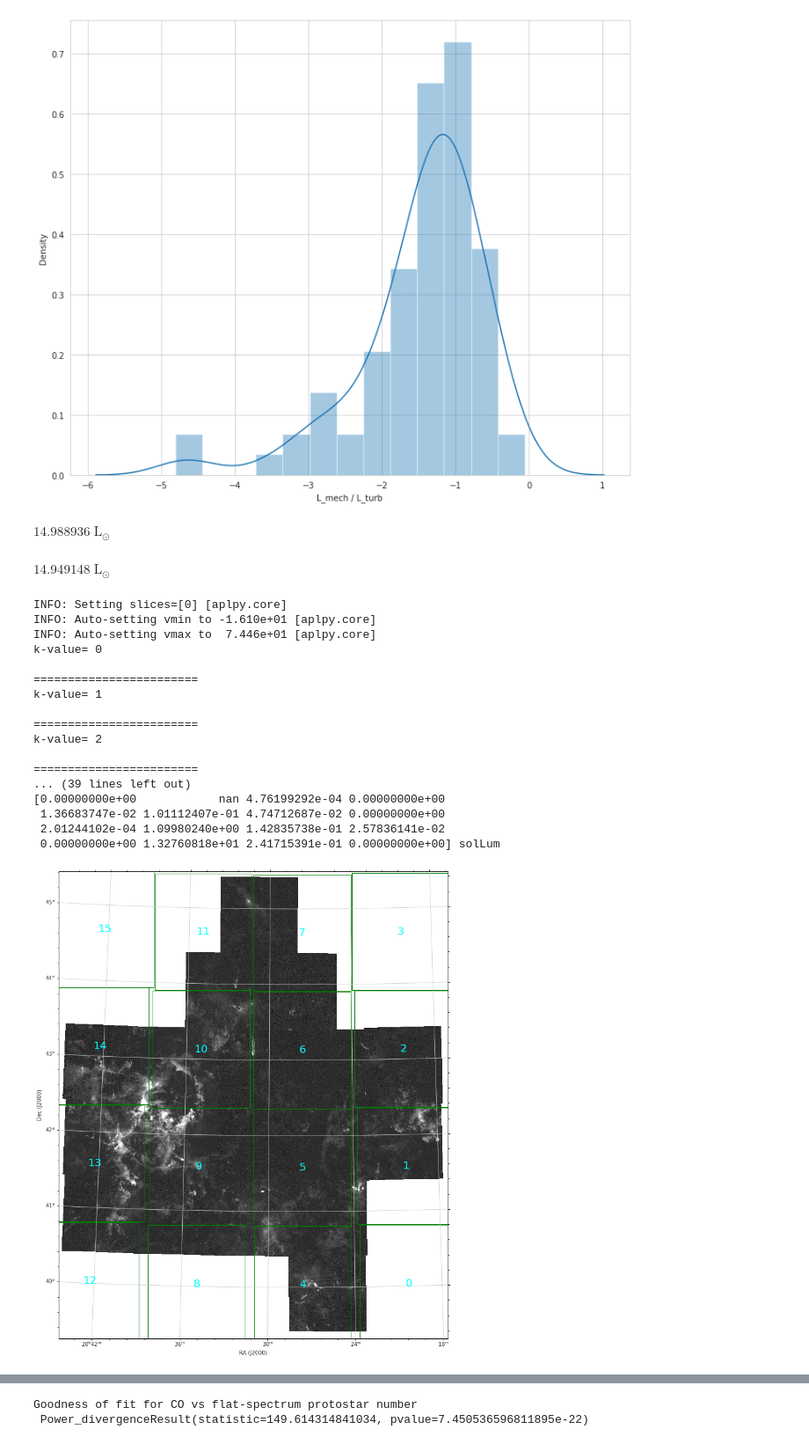
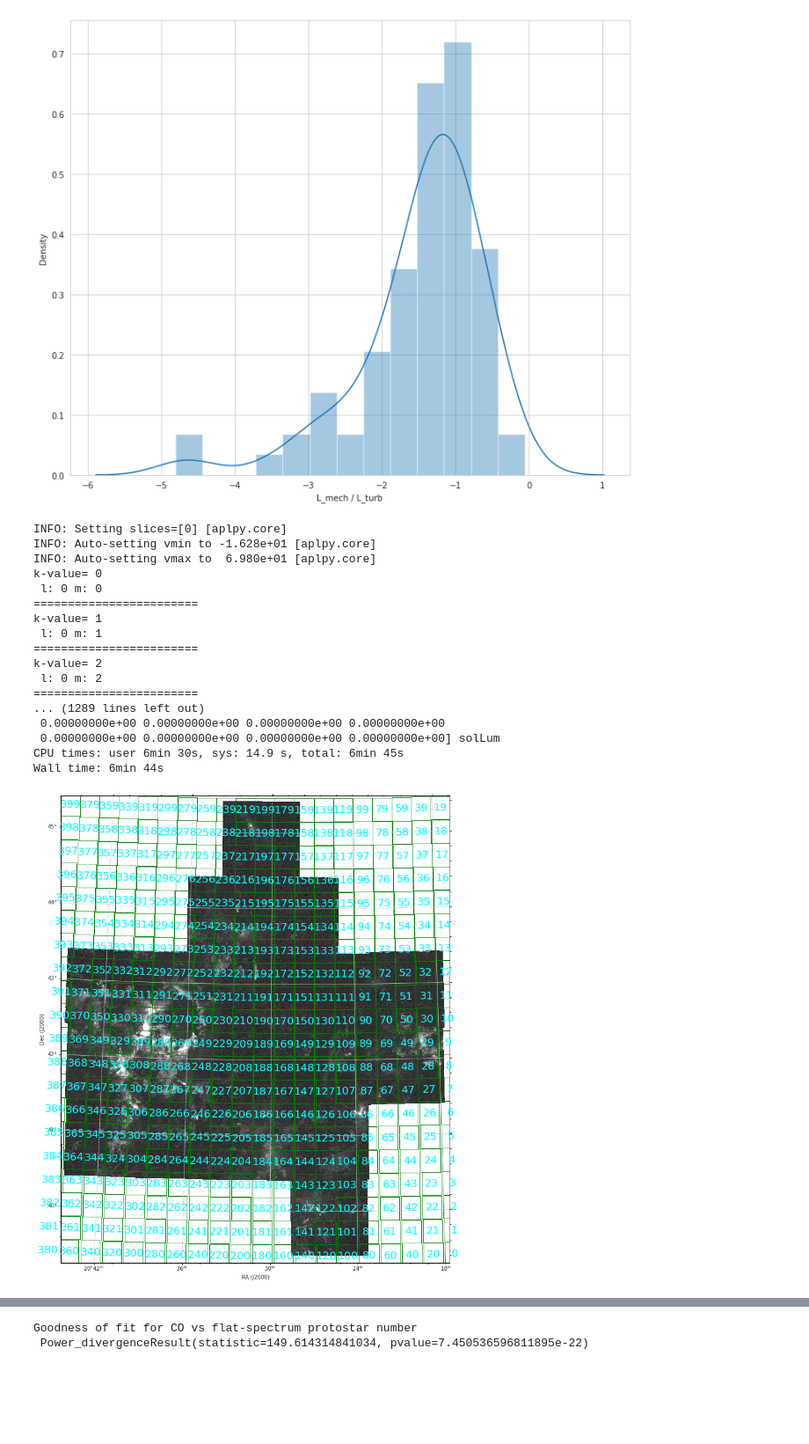
Before and after one commit to sdeb-alpinisteF/Large-sample-outflows-in-CygX-and-ML-methods, a Jupyter notebook: notebooks/01_outflows_cloud_energy.ipynb, the cells around one changed output, grey strips where cells are left out. Shown at 88% size. Saved outputs shown, nothing was run; the diff lists cells and outputs as text; code cells hidden in the pictures; blank space fills up the shorter version.

```diff
--- a/notebooks/01_outflows_cloud_energy.ipynb
+++ b/notebooks/01_outflows_cloud_energy.ipynb
@@ -812,17 +774,6 @@ sns.distplot(np.log10(clouds_turb_['power_ratio']),axlabel='L_mech / L_turb')
 average power ratio =  -1.0093284947912529
 <matplotlib.axes._subplots.AxesSubplot at 0x...>
 [figure]
-# %%
-###############################################################################################################################################################################################################################################################
-###############################################################################################################################################################################################################################################################
-outflows['L_mech'].nansum()
-# %% [output]
-$14.988936 \; \mathrm{L_{\odot}}$
-# %%
-                  dist[k] += outflows[z]['Distance']
-                  dist[k] = dist[k] / n_of[k]
-# %% [output]
-$14.949148 \; \mathrm{L_{\odot}}$
 # %%
 #################################################################################################################################################################################################################################################
 #################################################################################################################################################################################################################################################
@@ -832,7 +783,7 @@ $14.949148 \; \mathrm{L_{\odot}}$
 ################################################                                                     ############################################################################################################################################
 #################################################################################################################################################################################################################################################
 #################################################################################################################################################################################################################################################
-
+%%time
 from astropy.nddata import Cutout2D
 from numpy import meshgrid
 import sys
@@ -852,9 +803,16 @@ from sklearn.linear_model import LinearRegression
 from sklearn.metrics import r2_score
 warnings.filterwarnings('ignore', category=UserWarning, append=True)
 
+# constants >>>>>>>>>>>>>>>>>>>>>>>>>>>>>>>>>>>>>>
+nu = 330.588 * u.GHz
+Tbg = 2.73 * u.K
+Aul = 6.038e-7 / u.s
+B0 = 54891.42 * u.MHz
+E3 = 30 * u.K
+# >>>>>>>>>>>>>>>>>>>>>>>>>>>>>>>>>>>>>>>>>>>>>>>>
 
 outflows = outflowsF # QTable.read('table_newfields_input.fit') ### CHANGE FIELD NAME ###
-N = 4
+N = 20
 n_of = np.zeros(N**2)
 L_mech_tot = np.zeros(N**2) * u.solLum
 dist = np.zeros(N**2) * u.kpc
@@ -874,8 +832,8 @@ counter = 0
 w0 = co.shape[2]/N # this is because cubes have vel, y/Dec, x/RA data in this order
 h0 = co.shape[1]/N
 
-w0_21cm = cygx21cm.shape[2]/N # this is because cubes have vel, y/Dec, x/RA data in this order
-h0_21cm = cygx21cm.shape[1]/N
+#w0_21cm = cygx21cm.shape[2]/N # this is because cubes have vel, y/Dec, x/RA data in this order
+#h0_21cm = cygx21cm.shape[1]/N
 
 f = aplpy.FITSFigure(co_mom0.hdu,figsize=(18, 16))
 f.show_grayscale()
@@ -917,45 +875,49 @@ for l in range(N):
         elif l==N-1:
           lon_range = [xmin+l*1.005*dx, xmin+(l+1)*0.95*dx]
 
-        print('k-value=',k,'\n')
+        print('k-value=',k,'\n', 'l:', l,'m:',m)
         try:
-            #########################    Cloud energy calc.    ##########################################
+            #########################    sum outflow L_mech in each grid    ##########################################
             for z in range(0,len(outflows)):
               s1 = (outflows[z]['RAJ2000'] > xmin+(l*dx)) & (outflows[z]['RAJ2000'] < xmin+((l+1)*dx))
               s2 = (outflows[z]['DecJ2000'] > ymin+(m*dy)) & (outflows[z]['DecJ2000'] < ymin+((m+1)*dy))
               #s3 = (outflows.loc[z]['Distance'] != 0.65)
               if (s1 and s2) == True: # and s3
                   n_of[k] +=1
                   dist[k] += outflows[z]['Distance']
-                  dist[k] = dist[k] / n_of[k]
+                  #dist[k] = dist[k] / n_of[k]
                   if outflows[z]['L_mech'] is NaN:
                     pass
                   else:
                     L_mech_tot[k] += outflows[z]['L_mech']
               else:
                 pass
         except IndexError:
           pass
 
         k +=1
         print('========================')
 print(L_mech_tot)
+
+dist_avg = dist/n_of
+print(n_of)
+print(dist_avg[n_of>0])
 # %% [output]
 INFO: Setting slices=[0] [aplpy.core]
-INFO: Auto-setting vmin to -1.610e+01 [aplpy.core]
-INFO: Auto-setting vmax to  7.446e+01 [aplpy.core]
+INFO: Auto-setting vmin to -1.628e+01 [aplpy.core]
+INFO: Auto-setting vmax to  6.980e+01 [aplpy.core]
 k-value= 0
-
+ l: 0 m: 0
 ========================
 k-value= 1
-
+ l: 0 m: 1
 ========================
 k-value= 2
-
+ l: 0 m: 2
 ========================
-... (39 lines left out)
-[0.00000000e+00            nan 4.76199292e-04 0.00000000e+00
- 1.36683747e-02 1.01112407e-01 4.74712687e-02 0.00000000e+00
- 2.01244102e-04 1.09980240e+00 1.42835738e-01 2.57836141e-02
- 0.00000000e+00 1.32760818e+01 2.41715391e-01 0.00000000e+00] solLum
+... (1289 lines left out)
+ 0.00000000e+00 0.00000000e+00 0.00000000e+00 0.00000000e+00
+ 0.00000000e+00 0.00000000e+00 0.00000000e+00 0.00000000e+00] solLum
+CPU times: user 6min 30s, sys: 14.9 s, total: 6min 45s
+Wall time: 6min 44s
-[figure, old version]
+[figure, new version]
```
Also changed, not shown: parts of 16 cells of this notebook.
